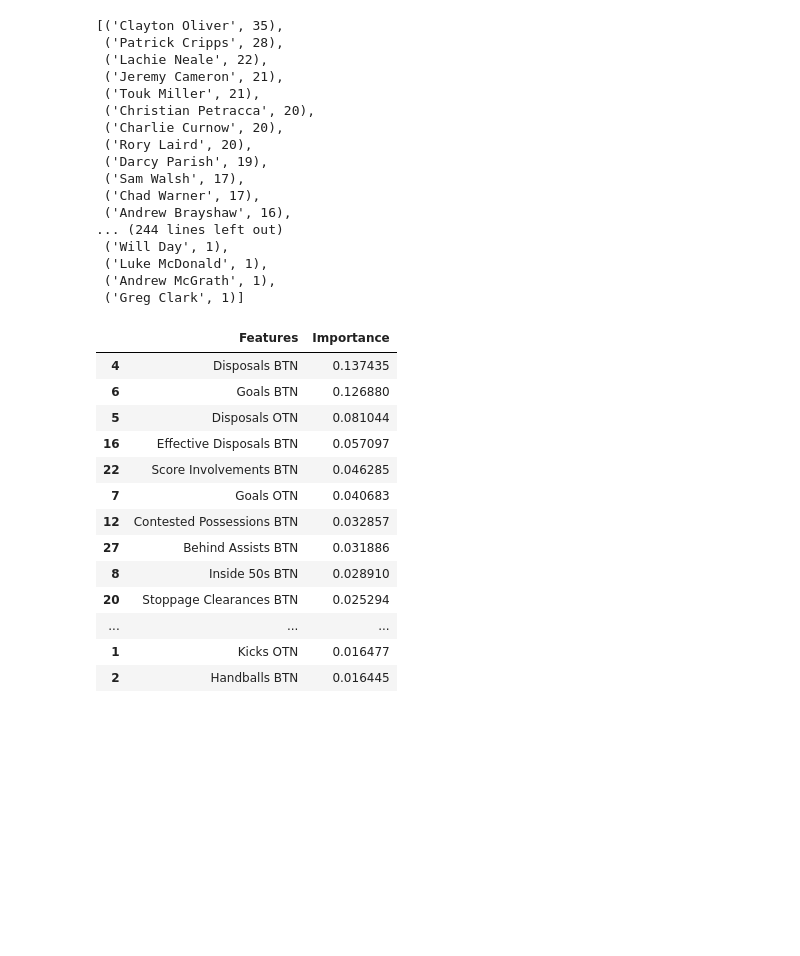
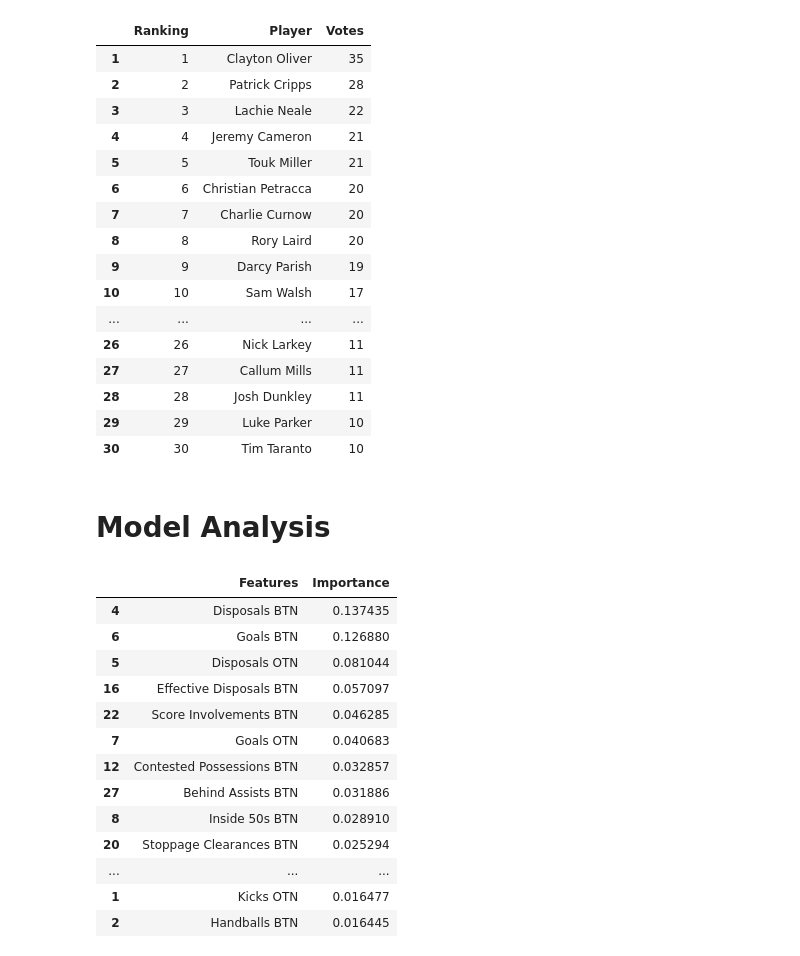
Before and after one commit to TGChenZP/AFLBrownlowPredictor_ML__2023, a Jupyter notebook: notebooks/8_MakePredictions.ipynb, the cells around one changed output. Drawn from its saved outputs; the diff is of its cells as text; code cells hidden in the pictures; blank space fills up the shorter version.

```diff
--- a/notebooks/8_MakePredictions.ipynb
+++ b/notebooks/8_MakePredictions.ipynb
@@ -62,0 +89,2 @@ for file in csv_list[1:]:
+# %%
+json_dict, tally = predict_brownlow(csv_list)
@@ -63,22 +94,26 @@ for file in csv_list[1:]:
 # %%
 tally_list = list(tally.items())
 tally_list.sort(key = lambda x:x[1], reverse=True)
-tally_list
-# %% [output]
-[('Clayton Oliver', 35),
- ('Patrick Cripps', 28),
- ('Lachie Neale', 22),
- ('Jeremy Cameron', 21),
- ('Touk Miller', 21),
- ('Christian Petracca', 20),
- ('Charlie Curnow', 20),
- ('Rory Laird', 20),
- ('Darcy Parish', 19),
- ('Sam Walsh', 17),
- ('Chad Warner', 17),
- ('Andrew Brayshaw', 16),
-... (244 lines left out)
- ('Will Day', 1),
- ('Luke McDonald', 1),
- ('Andrew McGrath', 1),
- ('Greg Clark', 1)]
+# %%
+tally_df = pd.DataFrame(tally_list, columns = ['Player', 'Votes'], index = [i+1 for i in range(len(tally_list))])
+tally_df['Ranking'] = tally_df.index
+tally_df = tally_df[['Ranking', 'Player', 'Votes']]
+tally_df.head(30)
+# %% [output]
+|  | Ranking | Player | Votes |
+| 1 | 1 | Clayton Oliver | 35 |
+| 2 | 2 | Patrick Cripps | 28 |
+| 3 | 3 | Lachie Neale | 22 |
+| 4 | 4 | Jeremy Cameron | 21 |
+| 5 | 5 | Touk Miller | 21 |
+| 6 | 6 | Christian Petracca | 20 |
+| 7 | 7 | Charlie Curnow | 20 |
+| 8 | 8 | Rory Laird | 20 |
+| 9 | 9 | Darcy Parish | 19 |
+| 10 | 10 | Sam Walsh | 17 |
+| ... | ... | ... | ... |
+| 26 | 26 | Nick Larkey | 11 |
+| 27 | 27 | Callum Mills | 11 |
+| 28 | 28 | Josh Dunkley | 11 |
+| 29 | 29 | Luke Parker | 10 |
+| 30 | 30 | Tim Taranto | 10 |
@@ -85,3 +122,5 @@ tally_list
+# %% [markdown]
+# Model Analysis
 # %%
 feature_importance3 = pd.DataFrame({'Features': model3.feature_names_in_, 'Importance': model3.feature_importances_})
 feature_importance3 = feature_importance3.sort_values('Importance', ascending=False)
```
Also changed, not shown: parts of 7 cells of this notebook, 13 other files.
